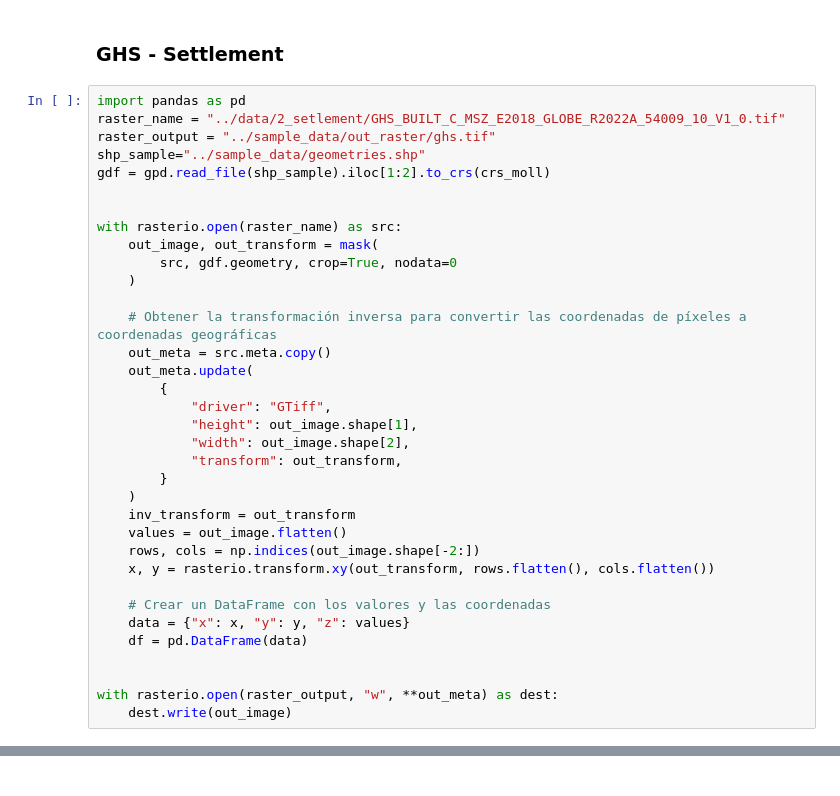
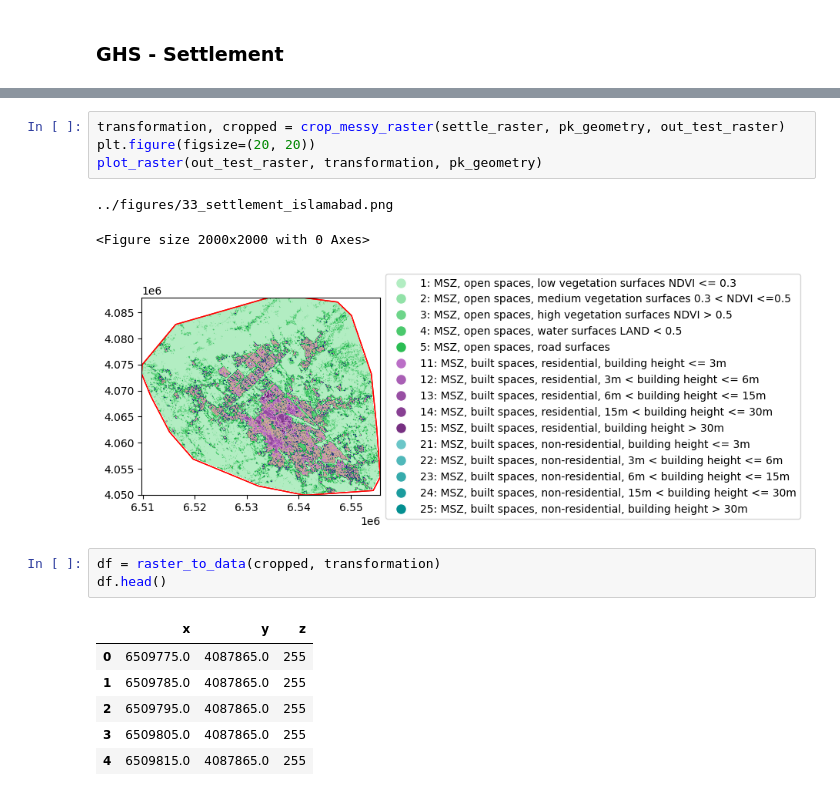
Before and after one commit to TJhon/python-raster-crop, a Jupyter notebook: tutorials/reference.ipynb, the cells around one changed output, grey strips where cells are left out. Cells and saved outputs as stored; diff of their text form.

```diff
--- a/tutorials/reference.ipynb
+++ b/tutorials/reference.ipynb
@@ -1042,38 +1042,3 @@ save_plot("islamabad_download_speed")
 [figure]
 # %% [markdown]
 ### GHS - Settlement
-# %%
-import pandas as pd
-raster_name = "../data/2_setlement/GHS_BUILT_C_MSZ_E2018_GLOBE_R2022A_54009_10_V1_0.tif"
-raster_output = "../sample_data/out_raster/ghs.tif"
-shp_sample="../sample_data/geometries.shp"
-gdf = gpd.read_file(shp_sample).iloc[1:2].to_crs(crs_moll)
-
-
-with rasterio.open(raster_name) as src:
-    out_image, out_transform = mask(
-        src, gdf.geometry, crop=True, nodata=0
-    )
-
-    # Obtener la transformación inversa para convertir las coordenadas de píxeles a coordenadas geográficas
-    out_meta = src.meta.copy()
-    out_meta.update(
-        {
-            "driver": "GTiff",
-            "height": out_image.shape[1],
-            "width": out_image.shape[2],
-            "transform": out_transform,
-        }
-    )
-    inv_transform = out_transform
-    values = out_image.flatten()
-    rows, cols = np.indices(out_image.shape[-2:])
-    x, y = rasterio.transform.xy(out_transform, rows.flatten(), cols.flatten())
-
-    # Crear un DataFrame con los valores y las coordenadas
-    data = {"x": x, "y": y, "z": values}
-    df = pd.DataFrame(data)
-
-
-with rasterio.open(raster_output, "w", **out_meta) as dest:
-    dest.write(out_image)
@@ -1263,0 +1204,18 @@ with rasterio.open(tiff_sample) as raster:
+# %%
+transformation, cropped = crop_messy_raster(settle_raster, pk_geometry, out_test_raster)
+plt.figure(figsize=(20, 20))
+plot_raster(out_test_raster, transformation, pk_geometry)
+# %% [output]
+../figures/33_settlement_islamabad.png
+<Figure size 2000x2000 with 0 Axes>
+[figure, added]
+# %%
+df = raster_to_data(cropped, transformation)
+df.head()
+# %% [output]
+|  | x | y | z |
+| 0 | 6509775.0 | 4087865.0 | 255 |
+| 1 | 6509785.0 | 4087865.0 | 255 |
+| 2 | 6509795.0 | 4087865.0 | 255 |
+| 3 | 6509805.0 | 4087865.0 | 255 |
+| 4 | 6509815.0 | 4087865.0 | 255 |
```
Also changed, not shown: parts of 16 cells of this notebook, 4 other files.
